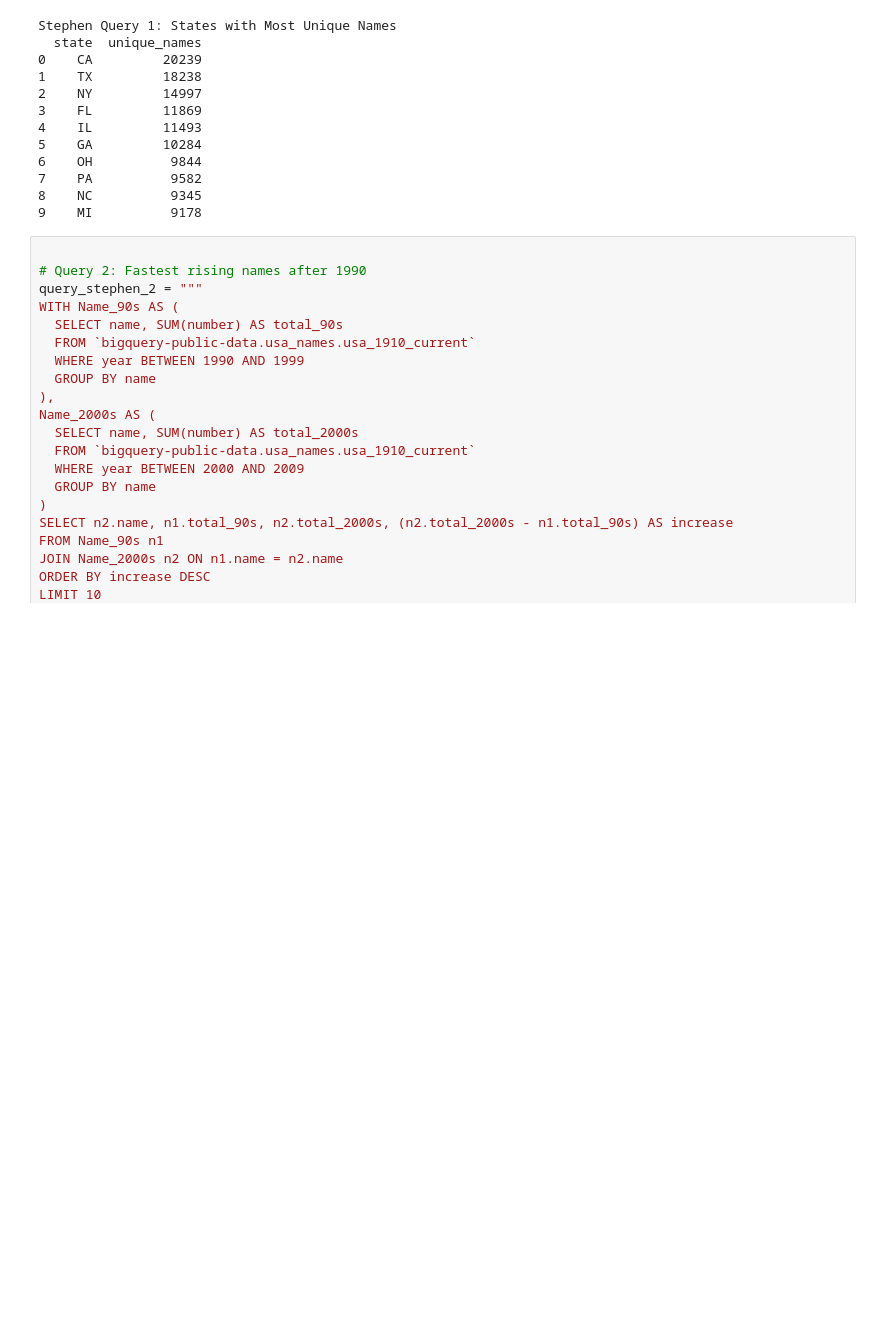
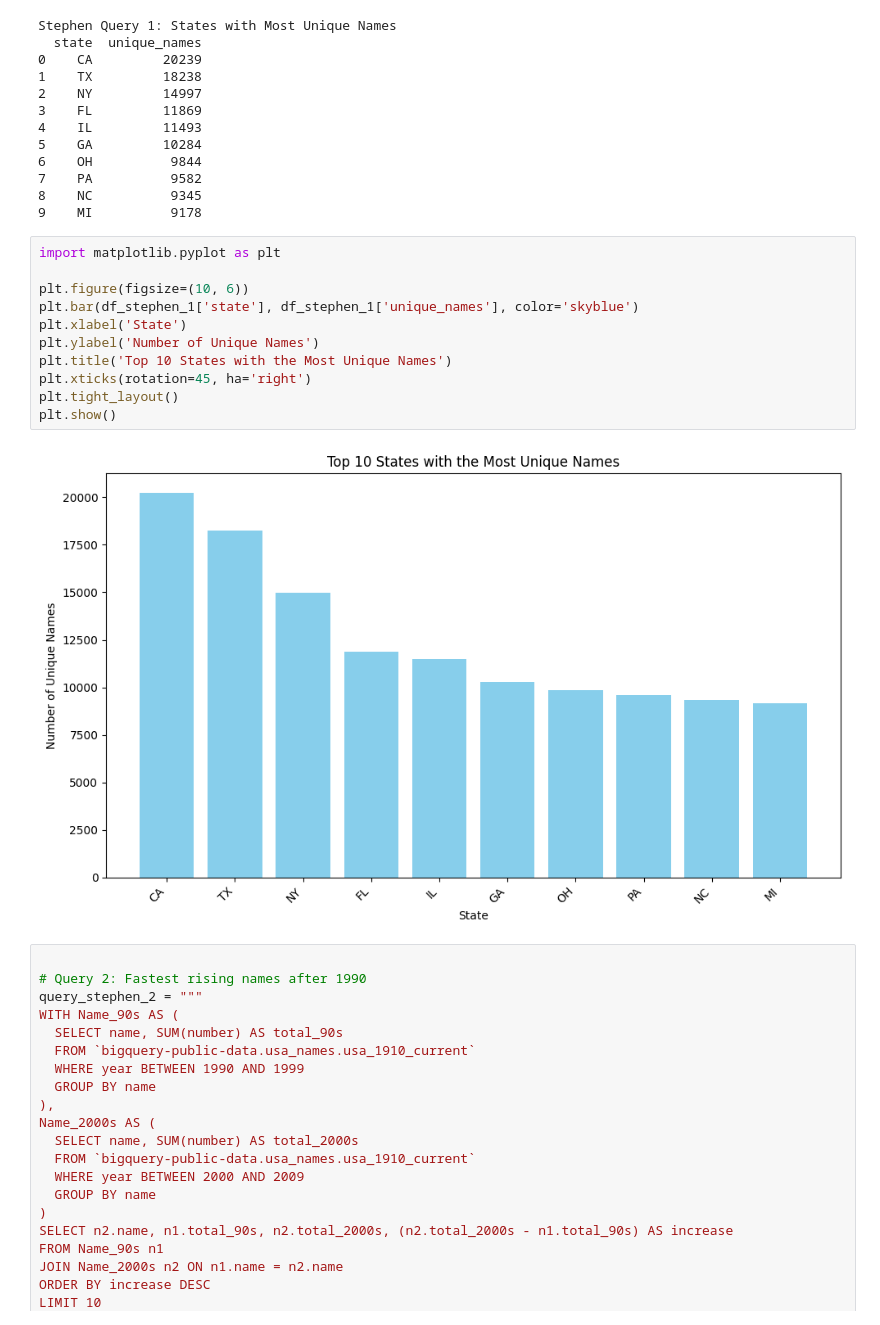
Before and after one commit to vduong421/name-trend-analysis, a Jupyter notebook: 138_Project.ipynb, the cells around one changed output. Drawn from its saved outputs; the diff is of its cells as text; blank space fills up the shorter version.

```diff
--- a/138_Project.ipynb
+++ b/138_Project.ipynb
@@ -140,6 +190,19 @@ Stephen Query 1: States with Most Unique Names
 7    PA          9582
 8    NC          9345
 9    MI          9178
+# %%
+import matplotlib.pyplot as plt
+
+plt.figure(figsize=(10, 6))
+plt.bar(df_stephen_1['state'], df_stephen_1['unique_names'], color='skyblue')
+plt.xlabel('State')
+plt.ylabel('Number of Unique Names')
+plt.title('Top 10 States with the Most Unique Names')
+plt.xticks(rotation=45, ha='right')
+plt.tight_layout()
+plt.show()
+# %% [output]
+[figure, added]
 # %%
 
 # Query 2: Fastest rising names after 1990
```
Also changed, not shown: parts of 10 cells of this notebook.
